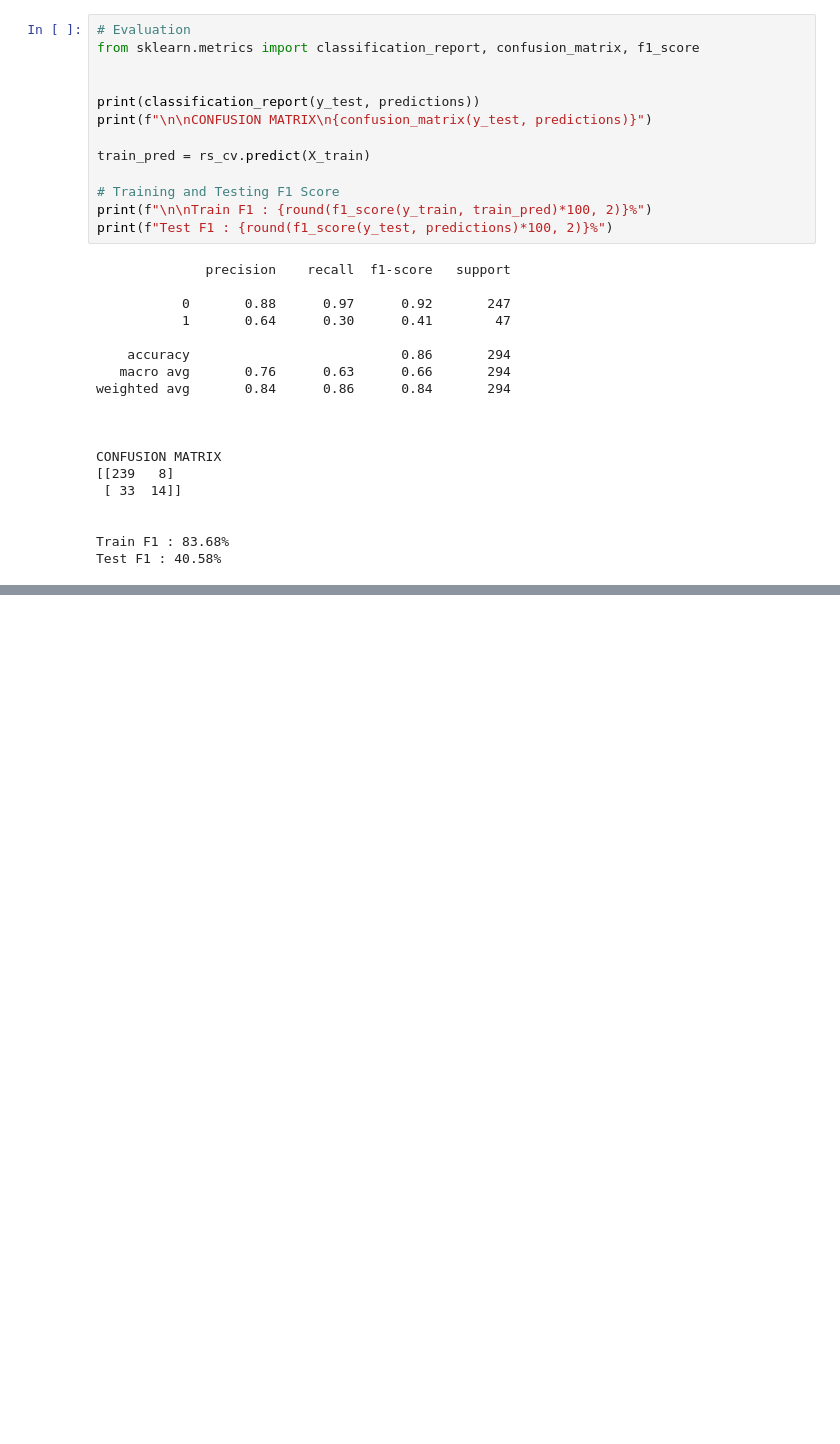
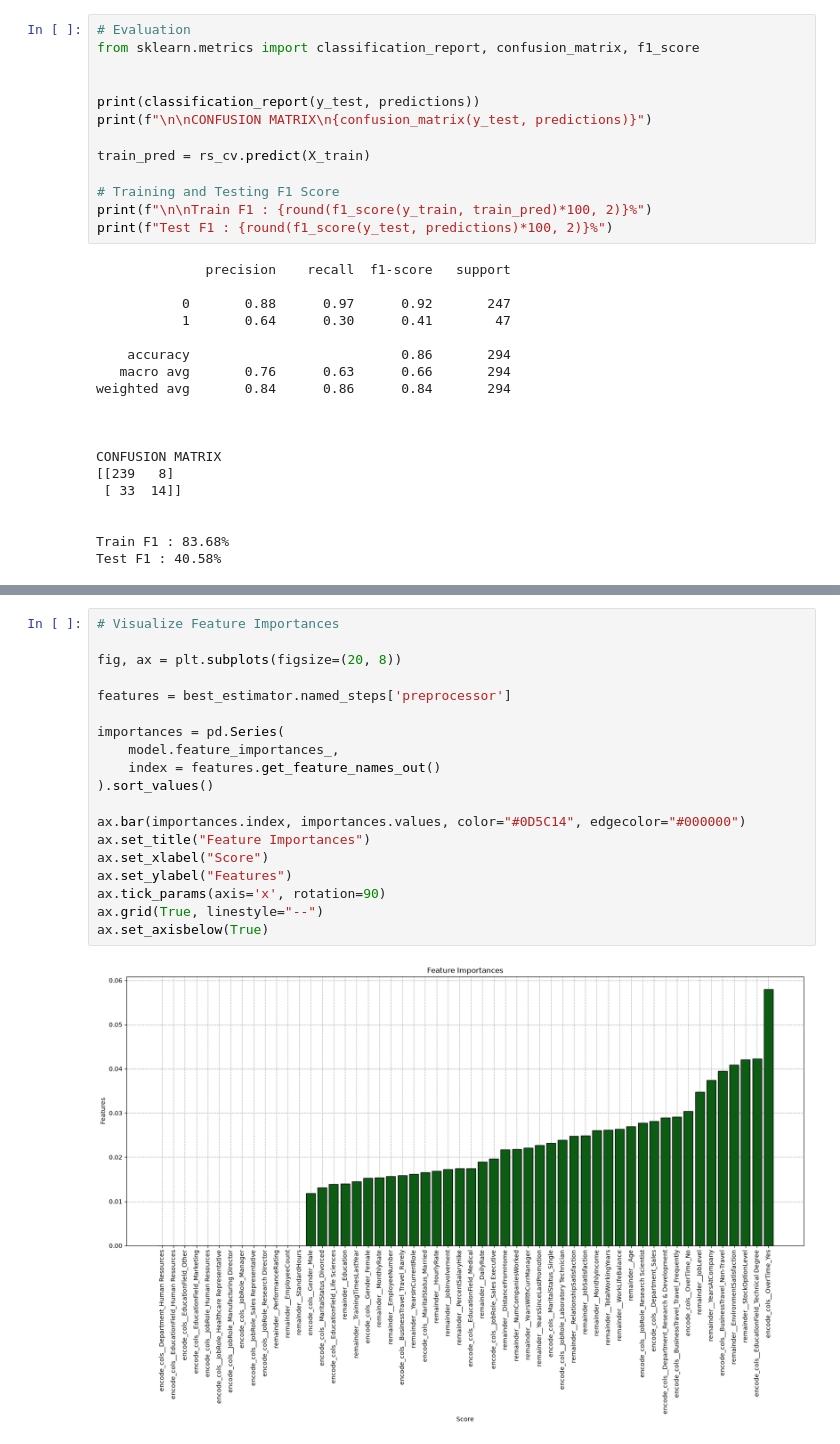
Before and after one commit to Lang-Shin/applied-ml-pipelines, a Jupyter notebook: XGBoost/Practice1/employee_attrition_prediction.ipynb, the cells around one changed output, grey strips where cells are left out. Saved outputs shown, nothing was run; the diff lists cells and outputs as text; blank space fills up the shorter version.

```diff
--- a/XGBoost/Practice1/employee_attrition_prediction.ipynb
+++ b/XGBoost/Practice1/employee_attrition_prediction.ipynb
@@ -147,0 +162,21 @@ Test F1 : 40.58%
+# %%
+# Visualize Feature Importances
+
+fig, ax = plt.subplots(figsize=(20, 8))
+
+features = best_estimator.named_steps['preprocessor']
+
+importances = pd.Series(
+    model.feature_importances_,
+    index = features.get_feature_names_out()
+).sort_values()
+
+ax.bar(importances.index, importances.values, color="#0D5C14", edgecolor="#000000")
+ax.set_title("Feature Importances")
+ax.set_xlabel("Score")
+ax.set_ylabel("Features")
+ax.tick_params(axis='x', rotation=90)
+ax.grid(True, linestyle="--")
+ax.set_axisbelow(True)
+# %% [output]
+[figure, added]
```
Also changed, not shown: parts of 1 cell of this notebook.
